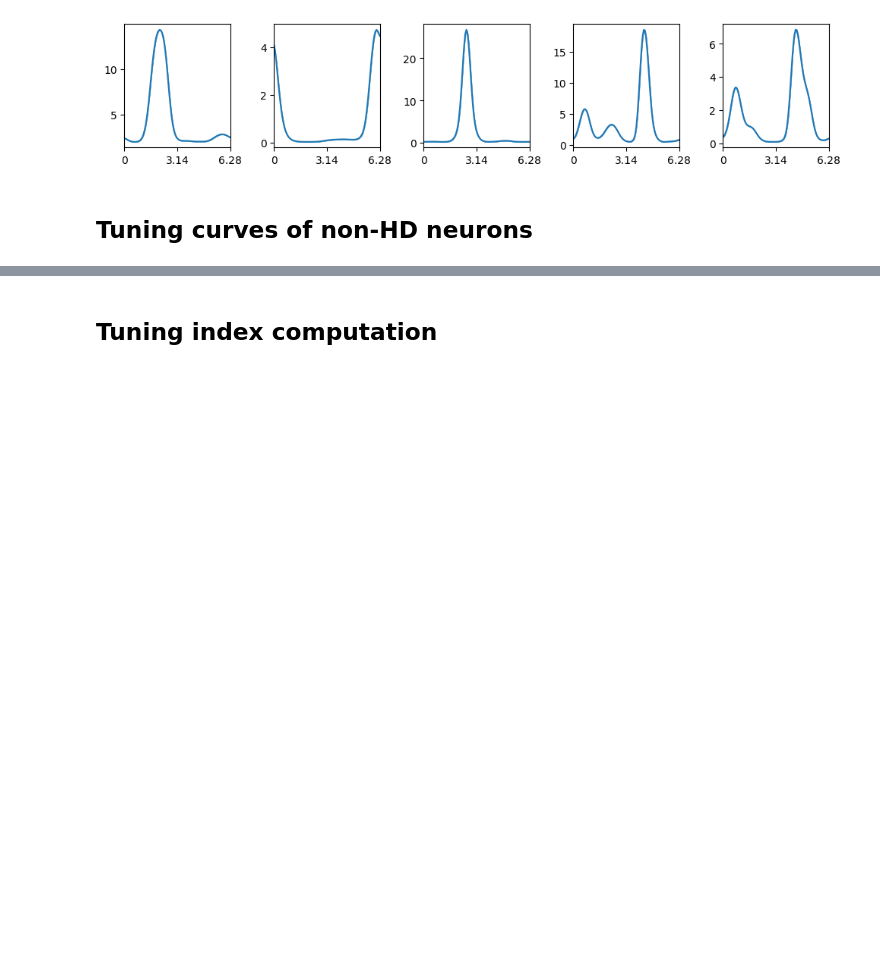
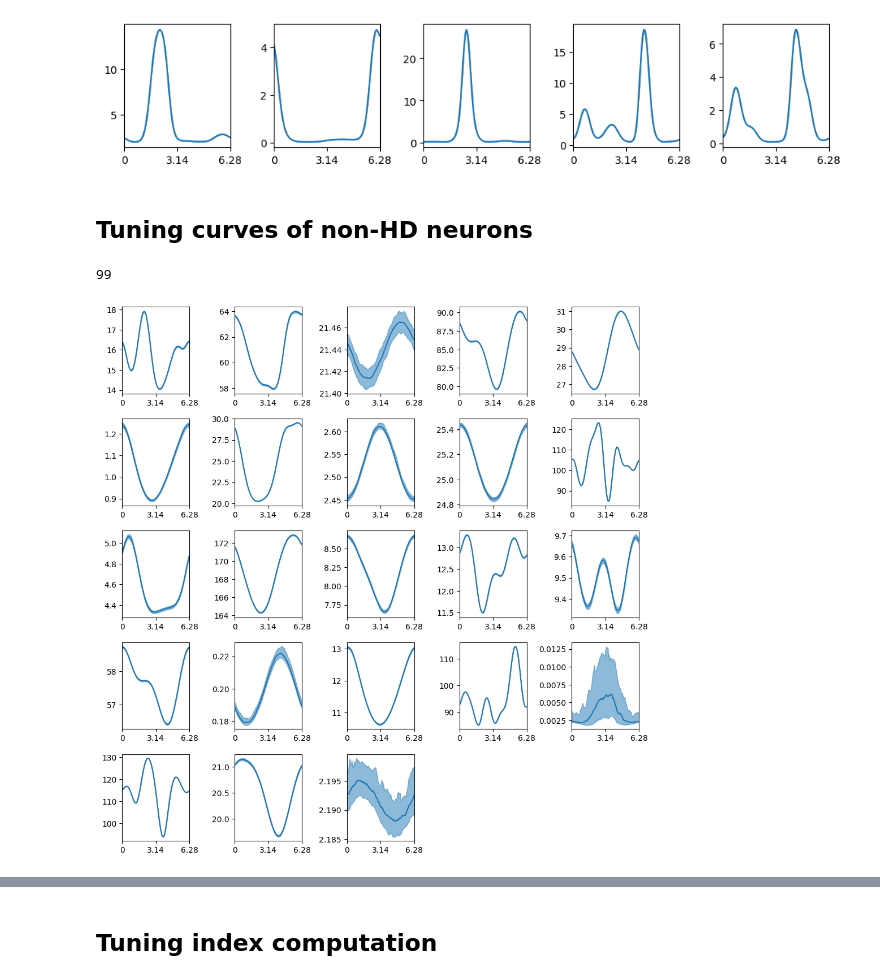
Before and after one commit to davindicode/UCM-interpret, a Jupyter notebook: preprocess/dim_reduction.ipynb, the cells around one changed output, grey strips where cells are left out. Cells and saved outputs as stored; diff of their text form; code cells hidden in the pictures; blank space fills up the shorter version.

```diff
--- a/preprocess/dim_reduction.ipynb
+++ b/preprocess/dim_reduction.ipynb
@@ -126,7 +135,7 @@ for k in rcov.keys():
 covkeys = covkeys[:-1]
 assert covkeys == model_dict_hdc['x_mode']
 # %%
-def tuning_curve_1d(cov_name, use_neuron, modelfit, rcov, num_points=100, MC=30, batch_size=1000):
+def tuning_curve_1d(cov_name, use_neuron, modelfit, rcov, tbin, num_points=100, MC=30, batch_size=1000):
     lower_limit = np.min(rcov[cov_name])
     upper_limit = np.max(rcov[cov_name])
     sweep = torch.linspace(lower_limit, upper_limit, num_points)[None, :]
@@ -135,9 +144,17 @@ def tuning_curve_1d(cov_name, use_neuron, modelfit, rcov, num_points=100, MC=30,
     with torch.no_grad():
         P_mc = lib.helper.marginalized_P(modelfit, sweep, [list(rcov.keys()).index(cov_name)], rcov_matrix, batch_size, use_neuron, MC)
 
-    return P_mc, sweep
+
+    K = P_mc.shape[-1]
+    counts = torch.arange(K)
+
+    hd_mean = (counts[None, None, None, :] * P_mc).sum(-1)  # (MC, neurons, steps)
+    hd_rate = hd_mean / tbin  # in units of Hz
+    hd_var = (counts[None, None, None, :]**2 * P_mc).sum(-1) - hd_mean**2
+    hd_FF = hd_var / (hd_mean + 1e-12)
+    return hd_rate, hd_FF, sweep.numpy().flatten()
 # %%
 neurons = list(range(dataset_hdc['neurons']))
 
-P_mc, sweep = tuning_curve_1d('hd', neurons, modelfit_hdc, rcov, batch_size=100)
+hd_rate, hd_FF, sweep = tuning_curve_1d('hd', neurons, modelfit_hdc, rcov, model_dict_hdc['tbin'], batch_size=100)
 # %% [output]
@@ -219,7 +189,7 @@ plt.figure(figsize=(10, 10))
 
 for i in range(dataset_hdc['neurons']):
     ax = plt.subplot(5, 5, i+1)
-    plot_tuning_curve(hd_rate, x_sweep, neuron=i, ax=ax)
+    plot_tuning_curve(hd_rate, sweep, neuron=i, ax=ax)
 
 plt.tight_layout()
 plt.show()
@@ -227,3 +197,21 @@ plt.show()
 [figure]
 # %% [markdown]
 ## Tuning curves of non-HD neurons
+# %%
+neurons = list(range(dataset_nonhdc['neurons']))
+
+hd_rate, hd_FF, sweep = tuning_curve_1d('hd', neurons, modelfit_nonhdc, rcov, model_dict_nonhdc['tbin'], batch_size=100)
+# %% [output]
+99
+# %%
+plt.figure(figsize=(10, 10))
+
+
+for i in range(dataset_nonhdc['neurons']):
+    ax = plt.subplot(5, 5, i+1)
+    plot_tuning_curve(hd_rate, sweep, neuron=i, ax=ax)
+
+plt.tight_layout()
+plt.show()
+# %% [output]
+[figure, added]
```
Also changed, not shown: parts of 24 cells of this notebook, 1 other file.
